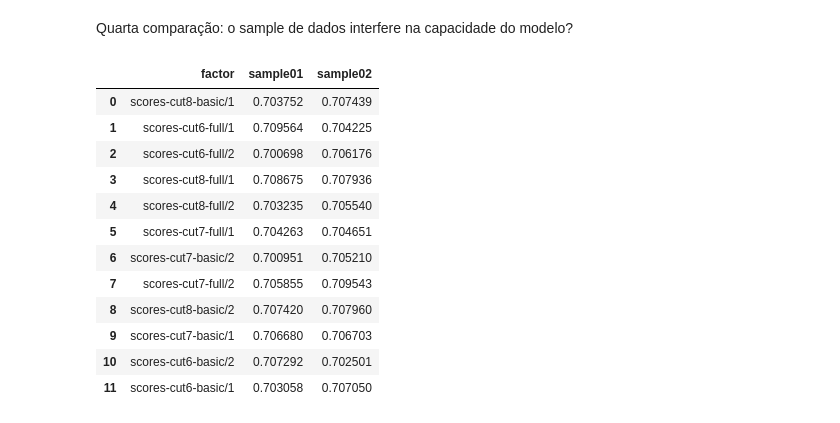
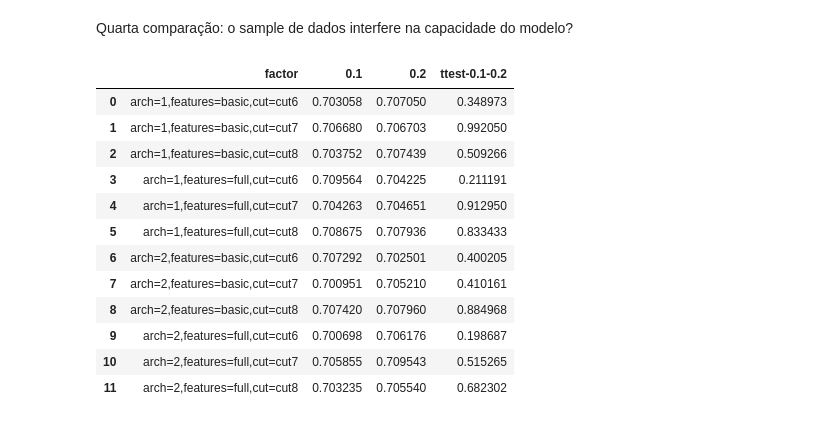
Before and after one commit to BrunoSantosPK/annproject, a Jupyter notebook: notebooks/experiments.ipynb, the cells around one changed output. Cells and saved outputs as stored; diff of their text form; code cells hidden in the pictures.

```diff
--- a/notebooks/experiments.ipynb
+++ b/notebooks/experiments.ipynb
@@ -850,57 +787,22 @@ metrics
 # %% [markdown]
 Quarta comparação: o sample de dados interfere na capacidade do modelo?
-# %%
-# Descreve fatores de análise
-factors: Set[str] = set()
-for dataset_type in df["dataset_type"].unique():
-    for arch in df["arch"].unique():
-        factors.add(f"{dataset_type}/{arch}")
-
-# Calcula as médias para cada fator
-metrics = []
-for factor in factors:
-    dt, arch = factor.split("/")
-    sampe01, sample02 = 0.1, 0.2
-
-    metric = {
-        "factor": factor,
-        "sample01": [],
-        "sample02": []
-    }
-
-    subset = df.loc[
-        (df["dataset_type"] == dt)
-        & (df["arch"] == int(arch))
-    ]
-
-    for _, row in subset.iterrows():
-        with open(f"{RESULTS_DIR}/{row["predict_file"]}") as file:
-            result = json.load(file)
-
-        if row["sample"] == sampe01:
-            metric["sample01"].append(result["metrics"]["f1-score"])
-
-        if row["sample"] == sample02:
-            metric["sample02"].append(result["metrics"]["f1-score"])
-
-    metric["sample01"] = np.mean(metric["sample01"])
-    metric["sample02"] = np.mean(metric["sample02"])
-
-    metrics.append(metric)
-
-metrics = pd.DataFrame(metrics)
-metrics
-# %% [output]
-|  | factor | sample01 | sample02 |
-| 0 | scores-cut8-basic/1 | 0.703752 | 0.707439 |
-| 1 | scores-cut6-full/1 | 0.709564 | 0.704225 |
-| 2 | scores-cut6-full/2 | 0.700698 | 0.706176 |
-| 3 | scores-cut8-full/1 | 0.708675 | 0.707936 |
-| 4 | scores-cut8-full/2 | 0.703235 | 0.705540 |
-| 5 | scores-cut7-full/1 | 0.704263 | 0.704651 |
-| 6 | scores-cut7-basic/2 | 0.700951 | 0.705210 |
-| 7 | scores-cut7-full/2 | 0.705855 | 0.709543 |
-| 8 | scores-cut8-basic/2 | 0.707420 | 0.707960 |
-| 9 | scores-cut7-basic/1 | 0.706680 | 0.706703 |
-| 10 | scores-cut6-basic/2 | 0.707292 | 0.702501 |
-| 11 | scores-cut6-basic/1 | 0.703058 | 0.707050 |
+# %%
+generate_analysis(
+    df,
+    factor_columns=["arch", "features", "cut"],
+    analysis_column="sample"
+)
+# %% [output]
+|  | factor | 0.1 | 0.2 | ttest-0.1-0.2 |
+| 0 | arch=1,features=basic,cut=cut6 | 0.703058 | 0.707050 | 0.348973 |
+| 1 | arch=1,features=basic,cut=cut7 | 0.706680 | 0.706703 | 0.992050 |
+| 2 | arch=1,features=basic,cut=cut8 | 0.703752 | 0.707439 | 0.509266 |
+| 3 | arch=1,features=full,cut=cut6 | 0.709564 | 0.704225 | 0.211191 |
+| 4 | arch=1,features=full,cut=cut7 | 0.704263 | 0.704651 | 0.912950 |
+| 5 | arch=1,features=full,cut=cut8 | 0.708675 | 0.707936 | 0.833433 |
+| 6 | arch=2,features=basic,cut=cut6 | 0.707292 | 0.702501 | 0.400205 |
+| 7 | arch=2,features=basic,cut=cut7 | 0.700951 | 0.705210 | 0.410161 |
+| 8 | arch=2,features=basic,cut=cut8 | 0.707420 | 0.707960 | 0.884968 |
+| 9 | arch=2,features=full,cut=cut6 | 0.700698 | 0.706176 | 0.198687 |
+| 10 | arch=2,features=full,cut=cut7 | 0.705855 | 0.709543 | 0.515265 |
+| 11 | arch=2,features=full,cut=cut8 | 0.703235 | 0.705540 | 0.682302 |
```
Also changed, not shown: parts of 12 cells of this notebook.
